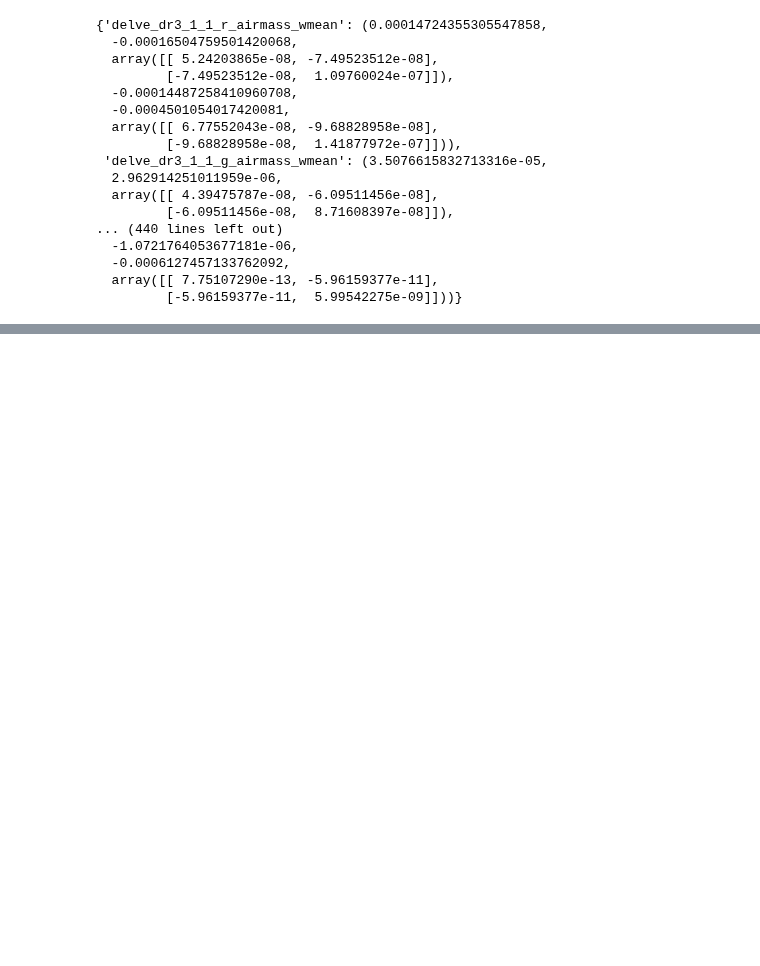
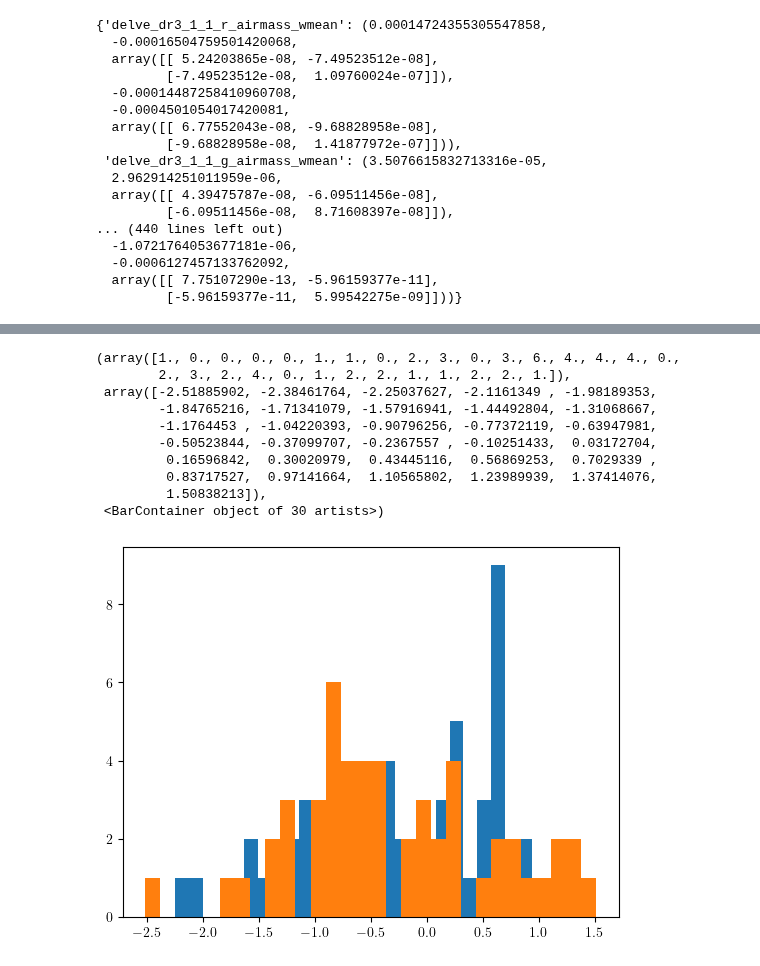
Before and after one commit to delve-survey/shearcat, a Jupyter notebook: notebooks/paper_plots/PlotSysMeanShear.ipynb, the cells around one changed output, grey strips where cells are left out. Saved outputs shown, nothing was run; the diff lists cells and outputs as text; code cells hidden in the pictures; blank space fills up the shorter version.

```diff
--- a/notebooks/paper_plots/PlotSysMeanShear.ipynb
+++ b/notebooks/paper_plots/PlotSysMeanShear.ipynb
@@ -50 +78,16 @@ LineFit_read
+# %%
+mplot.hist(Y1[:-5], bins=30)
+mplot.hist(Y2[:-5], bins=30)
+# %% [output]
+(array([1., 0., 0., 0., 0., 1., 1., 0., 2., 3., 0., 3., 6., 4., 4., 4., 0.,
+        2., 3., 2., 4., 0., 1., 2., 2., 1., 1., 2., 2., 1.]),
+ array([-2.51885902, -2.38461764, -2.25037627, -2.1161349 , -1.98189353,
+        -1.84765216, -1.71341079, -1.57916941, -1.44492804, -1.31068667,
+        -1.1764453 , -1.04220393, -0.90796256, -0.77372119, -0.63947981,
+        -0.50523844, -0.37099707, -0.2367557 , -0.10251433,  0.03172704,
+         0.16596842,  0.30020979,  0.43445116,  0.56869253,  0.7029339 ,
+         0.83717527,  0.97141664,  1.10565802,  1.23989939,  1.37414076,
+         1.50838213]),
+ <BarContainer object of 30 artists>)
+[figure, added]
 # %%
```
Also changed, not shown: parts of 3 cells of this notebook, 1 other file.
